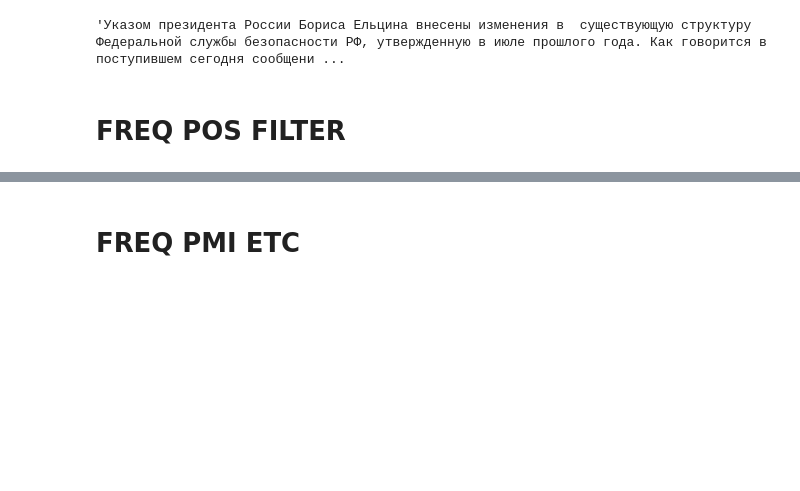
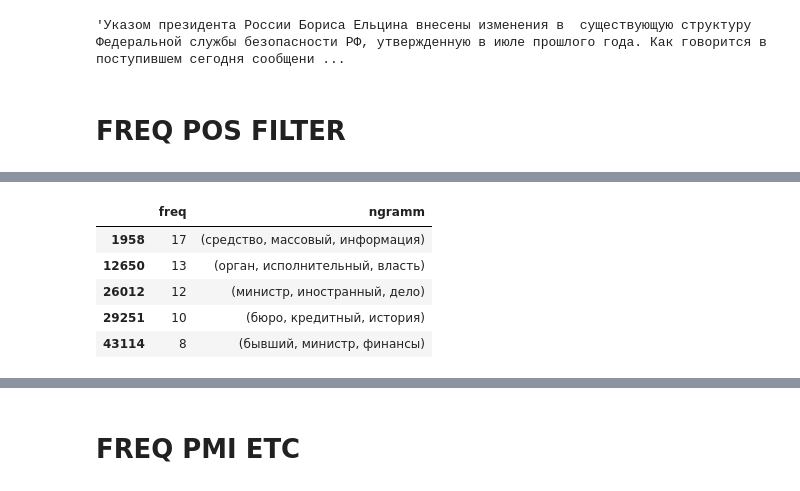
Before and after one commit to bbkjunior/Autotutor, a Jupyter notebook: improved_approach/colloc/get_collocations_calcuate_vectors.ipynb, the cells around one changed output, grey strips where cells are left out. Drawn from its saved outputs; the diff is of its cells as text; code cells hidden in the pictures; blank space fills up the shorter version.

```diff
--- a/improved_approach/colloc/get_collocations_calcuate_vectors.ipynb
+++ b/improved_approach/colloc/get_collocations_calcuate_vectors.ipynb
@@ -48,0 +83,9 @@ quadgram_freq_clean = cean_pos_tags(quadgram_freq, "quadgramF")
+# %%
+filtered_tri_clean.head()
+# %% [output]
+|  | freq | ngramm |
+| 1958 | 17 | (средство, массовый, информация) |
+| 12650 | 13 | (орган, исполнительный, власть) |
+| 26012 | 12 | (министр, иностранный, дело) |
+| 29251 | 10 | (бюро, кредитный, история) |
+| 43114 | 8 | (бывший, министр, финансы) |
```
Also changed, not shown: parts of 28 cells of this notebook, 11 other files.
